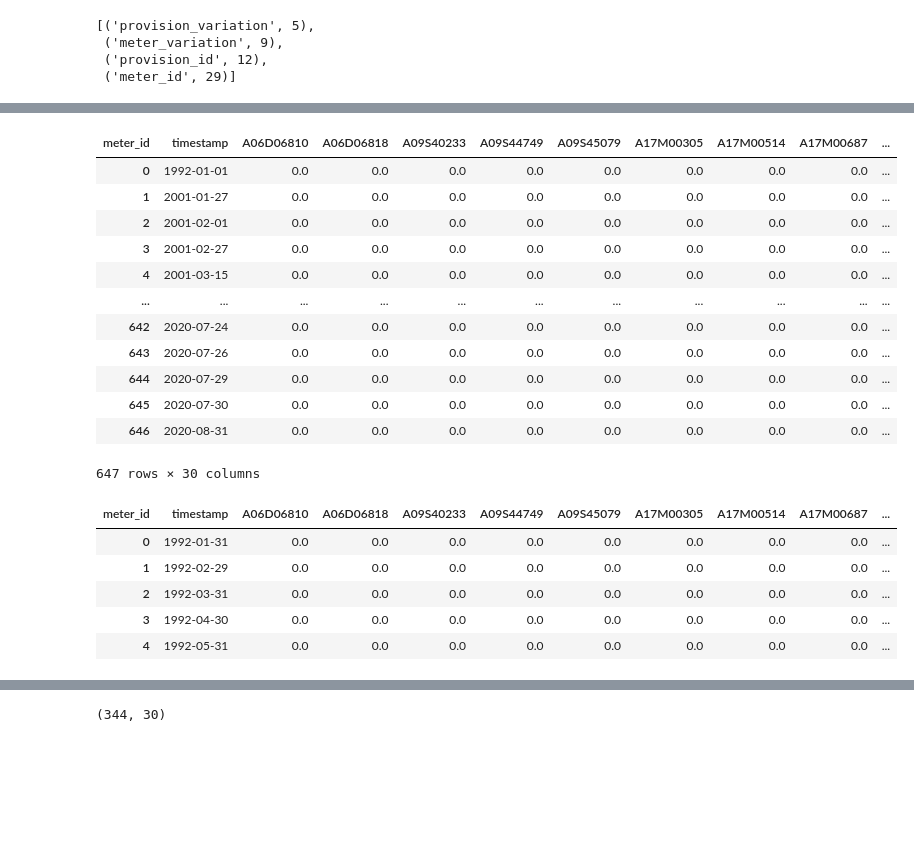
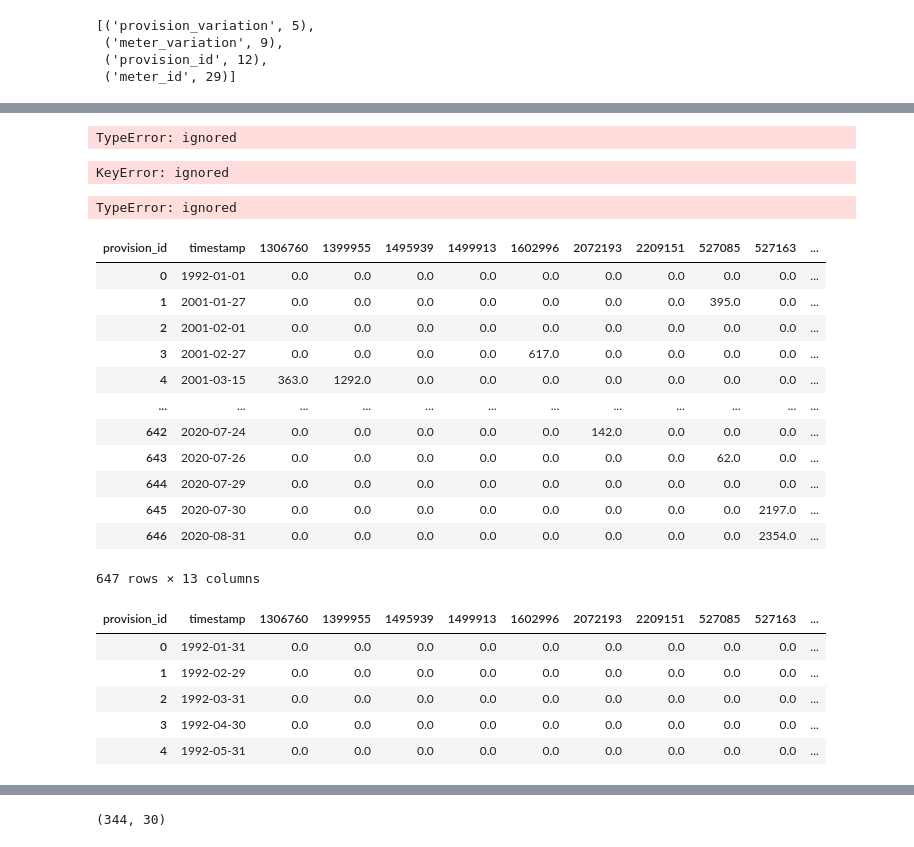
Before and after one commit to geomyll33/Beautez, a Jupyter notebook: project1.ipynb, the cells around one changed output, grey strips where cells are left out. Saved outputs shown, nothing was run; the diff lists cells and outputs as text; code cells hidden in the pictures; blank space fills up the shorter version.

```diff
--- a/project1.ipynb
+++ b/project1.ipynb
@@ -112,32 +201,60 @@ OH_df.reset_index(drop=True)
+# %%
+from sktime.utils.data_io import make_multi_index_dataframe
+from sktime.utils.data_processing import (
+    from_multi_index_to_nested,
+    from_nested_to_multi_index,
+)
+
+X_mi = make_multi_index_dataframe(OH_df)
+
+print(f"The multi-indexed DataFrame has shape {X_mi.shape}")
+print(f"The multi-index names are {X_mi.index.names}")
+
+X_mi.head()
+# %% [output]
+TypeError: ignored
+# %%
+from sktime.utils.data_processing import from_long_to_nested, from_nested_to_long
+X_nested = from_long_to_nested(OH_df)
+X_nested.head()
+# %% [output]
+KeyError: ignored
+# %%
+
+X, y = OH_df(return_X_y=True)
+X_train, X_test, y_train, y_test = train_test_split(X, y, random_state=3)
+print(X_train.shape, y_train.shape, X_test.shape, y_test.shape)
+# %% [output]
+TypeError: ignored
 # %%
-df=pd.pivot_table(df,values='indication',index=['timestamp'],columns=['meter_id'])
+df=pd.pivot_table(df,values='indication',index=['timestamp'],columns=['provision_id'])
 #pd.pivot_table(df, values="D", index=["A", "B"], columns=["C"])
 df.reset_index(inplace=True)
 df.fillna(0,inplace=True)
 df
 # %% [output]
-| meter_id | timestamp | A06D06810 | A06D06818 | A09S40233 | A09S44749 | A09S45079 | A17M00305 | A17M00514 | A17M00687 | ... |
-| 0 | 1992-01-01 | 0.0 | 0.0 | 0.0 | 0.0 | 0.0 | 0.0 | 0.0 | 0.0 | ... |
-| 1 | 2001-01-27 | 0.0 | 0.0 | 0.0 | 0.0 | 0.0 | 0.0 | 0.0 | 0.0 | ... |
-| 2 | 2001-02-01 | 0.0 | 0.0 | 0.0 | 0.0 | 0.0 | 0.0 | 0.0 | 0.0 | ... |
-| 3 | 2001-02-27 | 0.0 | 0.0 | 0.0 | 0.0 | 0.0 | 0.0 | 0.0 | 0.0 | ... |
-| 4 | 2001-03-15 | 0.0 | 0.0 | 0.0 | 0.0 | 0.0 | 0.0 | 0.0 | 0.0 | ... |
-| ... | ... | ... | ... | ... | ... | ... | ... | ... | ... | ... |
-| 642 | 2020-07-24 | 0.0 | 0.0 | 0.0 | 0.0 | 0.0 | 0.0 | 0.0 | 0.0 | ... |
-| 643 | 2020-07-26 | 0.0 | 0.0 | 0.0 | 0.0 | 0.0 | 0.0 | 0.0 | 0.0 | ... |
-| 644 | 2020-07-29 | 0.0 | 0.0 | 0.0 | 0.0 | 0.0 | 0.0 | 0.0 | 0.0 | ... |
-| 645 | 2020-07-30 | 0.0 | 0.0 | 0.0 | 0.0 | 0.0 | 0.0 | 0.0 | 0.0 | ... |
-| 646 | 2020-08-31 | 0.0 | 0.0 | 0.0 | 0.0 | 0.0 | 0.0 | 0.0 | 0.0 | ... |
+| provision_id | timestamp | 1306760 | 1399955 | 1495939 | 1499913 | 1602996 | 2072193 | 2209151 | 527085 | 527163 | ... |
+| 0 | 1992-01-01 | 0.0 | 0.0 | 0.0 | 0.0 | 0.0 | 0.0 | 0.0 | 0.0 | 0.0 | ... |
+| 1 | 2001-01-27 | 0.0 | 0.0 | 0.0 | 0.0 | 0.0 | 0.0 | 0.0 | 395.0 | 0.0 | ... |
+| 2 | 2001-02-01 | 0.0 | 0.0 | 0.0 | 0.0 | 0.0 | 0.0 | 0.0 | 0.0 | 0.0 | ... |
+| 3 | 2001-02-27 | 0.0 | 0.0 | 0.0 | 0.0 | 617.0 | 0.0 | 0.0 | 0.0 | 0.0 | ... |
+| 4 | 2001-03-15 | 363.0 | 1292.0 | 0.0 | 0.0 | 0.0 | 0.0 | 0.0 | 0.0 | 0.0 | ... |
+| ... | ... | ... | ... | ... | ... | ... | ... | ... | ... | ... | ... |
+| 642 | 2020-07-24 | 0.0 | 0.0 | 0.0 | 0.0 | 0.0 | 142.0 | 0.0 | 0.0 | 0.0 | ... |
+| 643 | 2020-07-26 | 0.0 | 0.0 | 0.0 | 0.0 | 0.0 | 0.0 | 0.0 | 62.0 | 0.0 | ... |
+| 644 | 2020-07-29 | 0.0 | 0.0 | 0.0 | 0.0 | 0.0 | 0.0 | 0.0 | 0.0 | 0.0 | ... |
+| 645 | 2020-07-30 | 0.0 | 0.0 | 0.0 | 0.0 | 0.0 | 0.0 | 0.0 | 0.0 | 2197.0 | ... |
+| 646 | 2020-08-31 | 0.0 | 0.0 | 0.0 | 0.0 | 0.0 | 0.0 | 0.0 | 0.0 | 2354.0 | ... |
-647 rows × 30 columns
+647 rows × 13 columns
 # %%
 df=df.set_index(['timestamp'])
 df =df.resample('M').ffill()
-df =df.reset_index()
-df.head()
+df2 =df.reset_index()
+df2.head()
 # %% [output]
-| meter_id | timestamp | A06D06810 | A06D06818 | A09S40233 | A09S44749 | A09S45079 | A17M00305 | A17M00514 | A17M00687 | ... |
-| 0 | 1992-01-31 | 0.0 | 0.0 | 0.0 | 0.0 | 0.0 | 0.0 | 0.0 | 0.0 | ... |
-| 1 | 1992-02-29 | 0.0 | 0.0 | 0.0 | 0.0 | 0.0 | 0.0 | 0.0 | 0.0 | ... |
-| 2 | 1992-03-31 | 0.0 | 0.0 | 0.0 | 0.0 | 0.0 | 0.0 | 0.0 | 0.0 | ... |
-| 3 | 1992-04-30 | 0.0 | 0.0 | 0.0 | 0.0 | 0.0 | 0.0 | 0.0 | 0.0 | ... |
-| 4 | 1992-05-31 | 0.0 | 0.0 | 0.0 | 0.0 | 0.0 | 0.0 | 0.0 | 0.0 | ... |
+| provision_id | timestamp | 1306760 | 1399955 | 1495939 | 1499913 | 1602996 | 2072193 | 2209151 | 527085 | 527163 | ... |
+| 0 | 1992-01-31 | 0.0 | 0.0 | 0.0 | 0.0 | 0.0 | 0.0 | 0.0 | 0.0 | 0.0 | ... |
+| 1 | 1992-02-29 | 0.0 | 0.0 | 0.0 | 0.0 | 0.0 | 0.0 | 0.0 | 0.0 | 0.0 | ... |
+| 2 | 1992-03-31 | 0.0 | 0.0 | 0.0 | 0.0 | 0.0 | 0.0 | 0.0 | 0.0 | 0.0 | ... |
+| 3 | 1992-04-30 | 0.0 | 0.0 | 0.0 | 0.0 | 0.0 | 0.0 | 0.0 | 0.0 | 0.0 | ... |
+| 4 | 1992-05-31 | 0.0 | 0.0 | 0.0 | 0.0 | 0.0 | 0.0 | 0.0 | 0.0 | 0.0 | ... |
```
Also changed, not shown: parts of 16 cells of this notebook.
